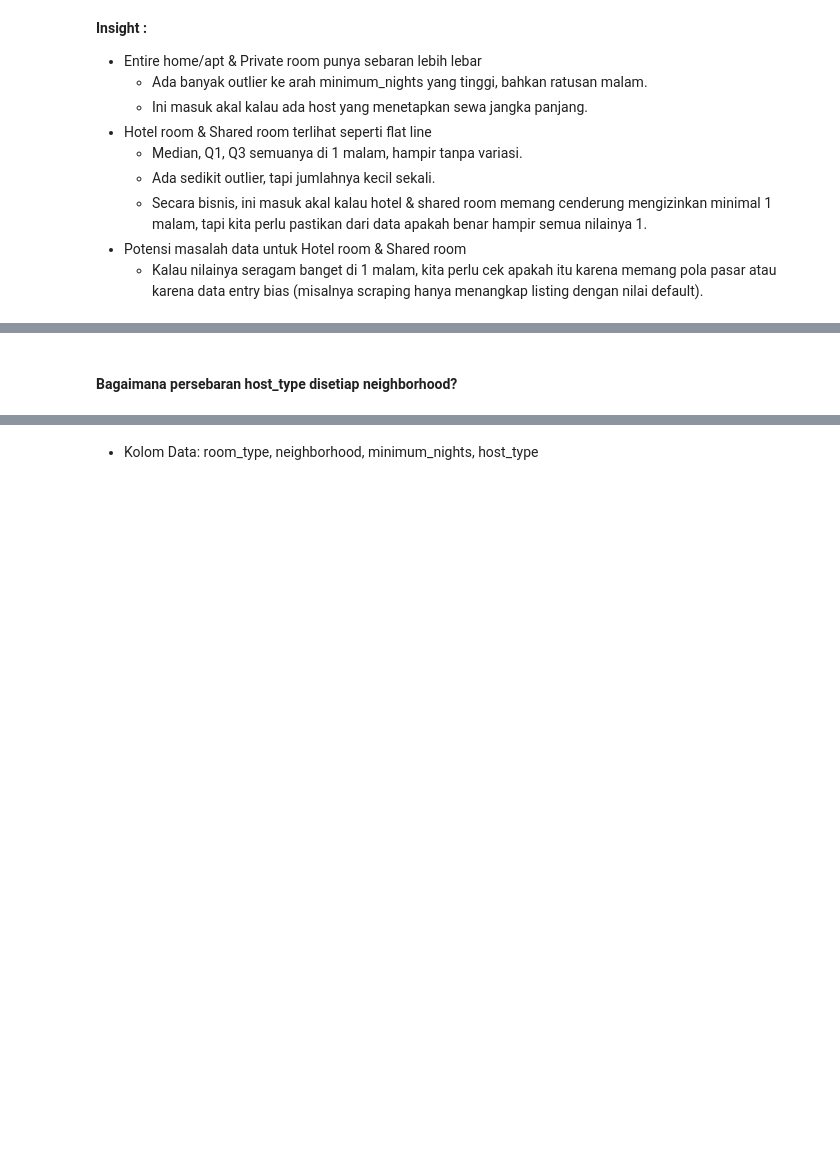
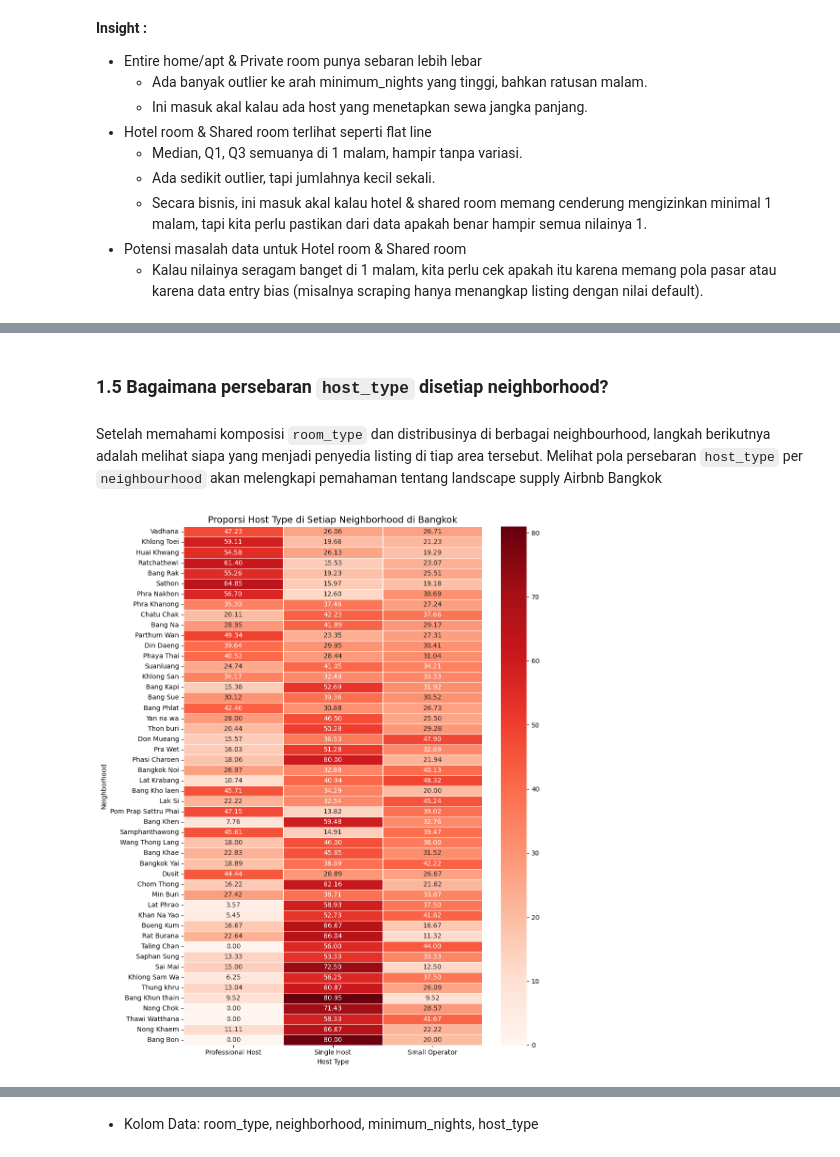
Before and after one commit to Quinntes/airbnb_istings_bangkok, a Jupyter notebook: airbnb listings bangkok.ipynb, the cells around one changed output, grey strips where cells are left out. Saved outputs shown, nothing was run; the diff lists cells and outputs as text; code cells hidden in the pictures; blank space fills up the shorter version.

```diff
--- a/airbnb listings bangkok.ipynb
+++ b/airbnb listings bangkok.ipynb
@@ -756,2 +775,28 @@ Name: proportion, dtype: float64
 # %% [markdown]
-#### Bagaimana persebaran host_type disetiap neighborhood?
+### 1.5 Bagaimana persebaran `host_type` disetiap neighborhood?
+# %% [markdown]
+Setelah memahami komposisi `room_type` dan distribusinya di berbagai neighbourhood, langkah berikutnya adalah melihat siapa yang menjadi penyedia listing di tiap area tersebut. Melihat pola persebaran `host_type` per `neighbourhood` akan melengkapi pemahaman tentang landscape supply Airbnb Bangkok
+# %%
+# Buat crosstab untuk melihat proporsi host_type per neighbourhood
+crosstab = pd.crosstab(df['neighbourhood'], df['host_type'], normalize='index') * 100
+
+# Urutkan neighbourhood berdasarkan jumlah listing terbanyak
+neighbourhood_order = df['neighbourhood'].value_counts().index
+
+# Plot heatmap
+plt.figure(figsize=(10, 12))
+sns.heatmap(
+    crosstab.loc[neighbourhood_order],
+    cmap='Reds',
+    annot=True,
+    fmt='.2f',
+    linewidths=.5
+)
+
+plt.title('Proporsi Host Type di Setiap Neighborhood di Bangkok', fontsize=14)
+plt.xlabel('Host Type')
+plt.ylabel('Neighborhood')
+plt.tight_layout()
+plt.show()
+# %% [output]
+[figure, added]
```
Also changed, not shown: parts of 11 cells of this notebook.
